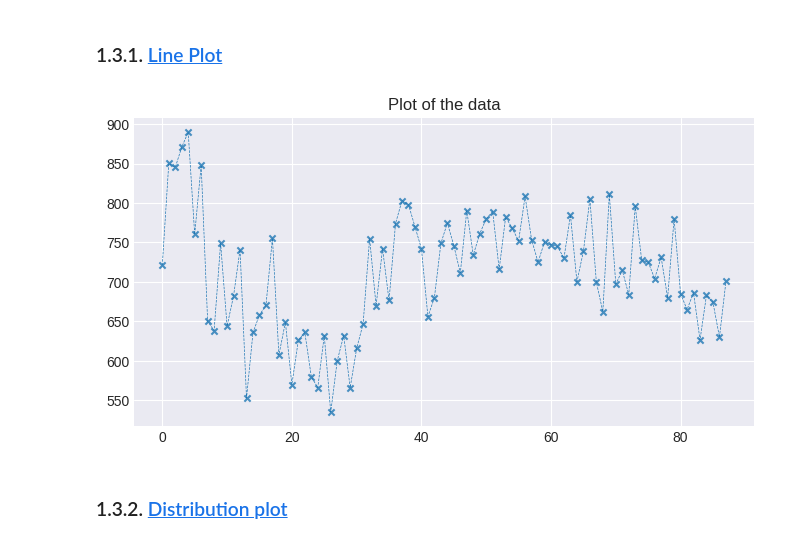
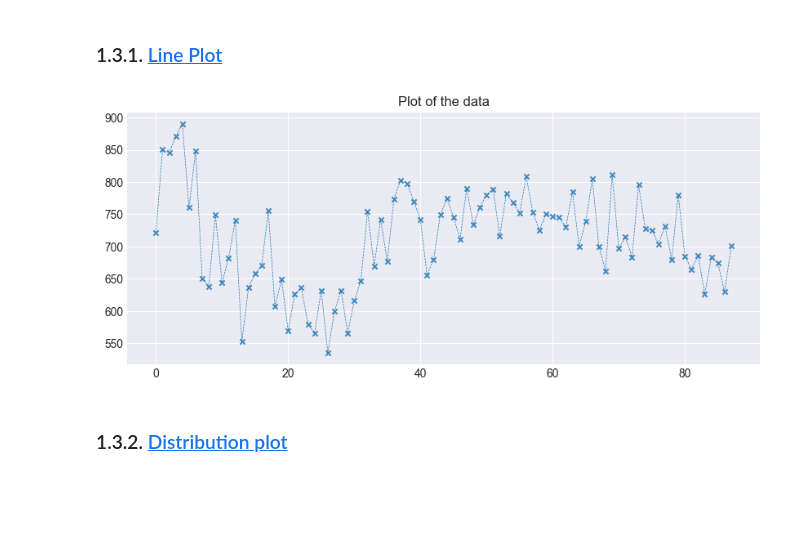
Before and after one commit to rammah83/Statistical_tasks, a Jupyter notebook: num_1_var.ipynb, the cells around one changed output. Saved outputs shown, nothing was run; the diff lists cells and outputs as text; code cells hidden in the pictures; blank space fills up the shorter version.

```diff
--- a/num_1_var.ipynb
+++ b/num_1_var.ipynb
@@ -119,11 +121,12 @@ dtype: float64
 # %% [markdown]
 ### 1.3.1. <a id='toc1_3_1_'></a>[Line Plot](#toc0_)
 # %%
-data.plot(kind='line', style='--', linewidth=0.5, title='Plot of the data', figsize=(8, 4));
+plt.style.use("seaborn-v0_8-dark")
+data.plot(kind='line', style='--', linewidth=0.5, title='Plot of the data', figsize=(10, 4));
 plt.scatter(range(len(data)), data, s=20, alpha=0.8, marker='x')
 plt.grid()
 # %% [output]
-[figure, old version]
+[figure, new version]
 # %% [markdown]
 ### 1.3.2. <a id='toc1_3_2_'></a>[Distribution plot](#toc0_)
 # %%
```
Also changed, not shown: parts of 5 cells of this notebook.
